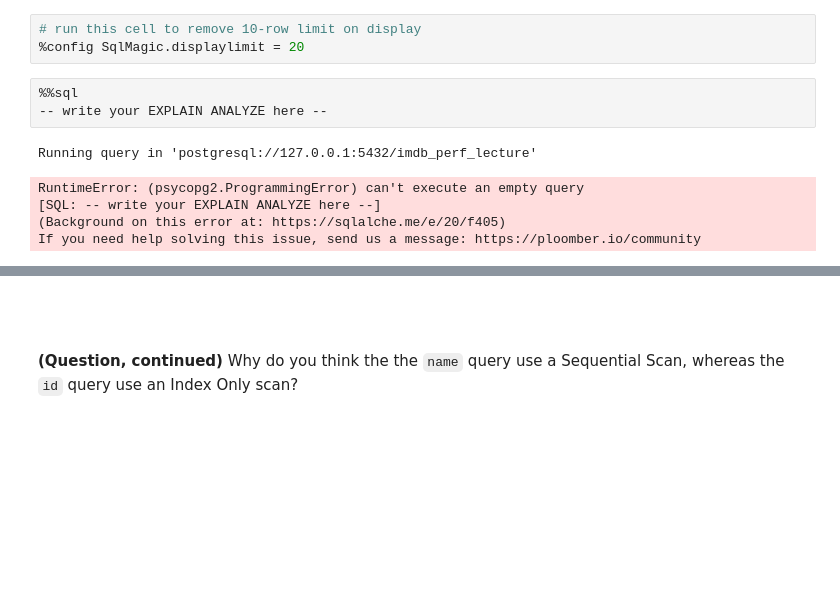
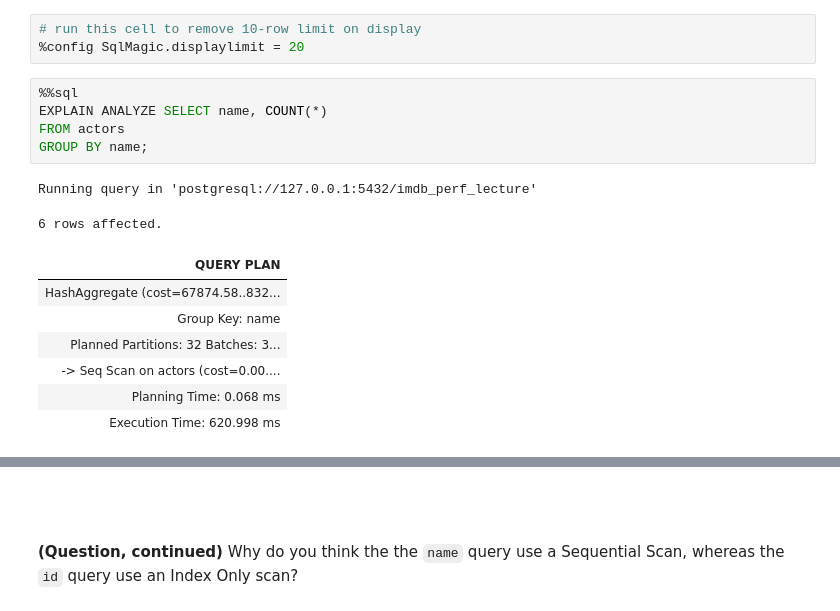
Before and after one commit to cal-data-eng/fa24-materials, a Jupyter notebook: disc/disc04/disc04.ipynb, the cells around one changed output, grey strips where cells are left out. Cells and saved outputs as stored; diff of their text form; blank space fills up the shorter version.

```diff
--- a/disc/disc04/disc04.ipynb
+++ b/disc/disc04/disc04.ipynb
@@ -117,12 +149,18 @@ If you're having trouble seeing the entirety of the query plan, you can run the
 %config SqlMagic.displaylimit = 20
 # %%
 %%sql
--- write your EXPLAIN ANALYZE here --
+EXPLAIN ANALYZE SELECT name, COUNT(*)
+FROM actors
+GROUP BY name;
 # %% [output]
 Running query in 'postgresql://127.0.0.1:5432/imdb_perf_lecture'
-RuntimeError: (psycopg2.ProgrammingError) can't execute an empty query
-[SQL: -- write your EXPLAIN ANALYZE here --]
-(Background on this error at: https://sqlalche.me/e/20/f405)
-If you need help solving this issue, send us a message: https://ploomber.io/community
+6 rows affected.
+| QUERY PLAN |
+| HashAggregate (cost=67874.58..832... |
+| Group Key: name |
+| Planned Partitions: 32 Batches: 3... |
+| -> Seq Scan on actors (cost=0.00.... |
+| Planning Time: 0.068 ms |
+| Execution Time: 620.998 ms |
 # %%
 %%sql
```
Also changed, not shown: parts of 16 cells of this notebook.
